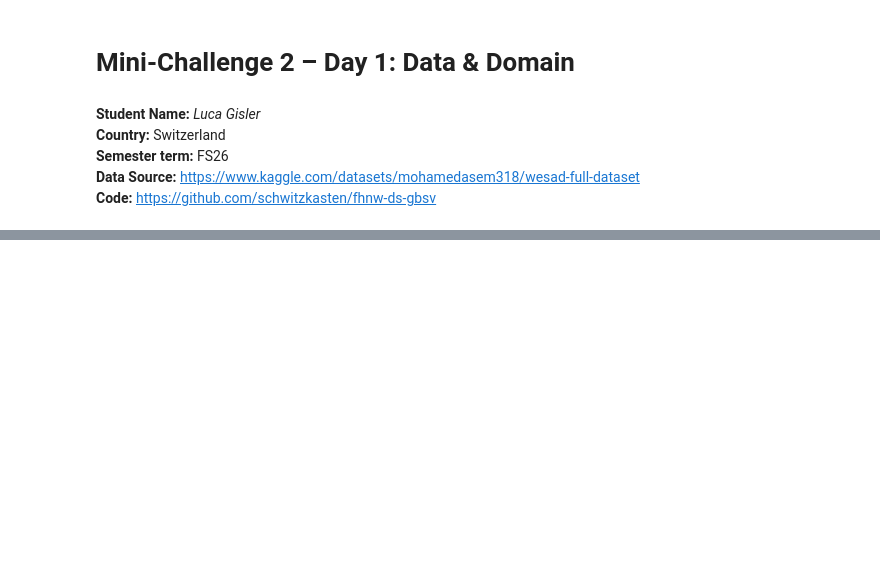
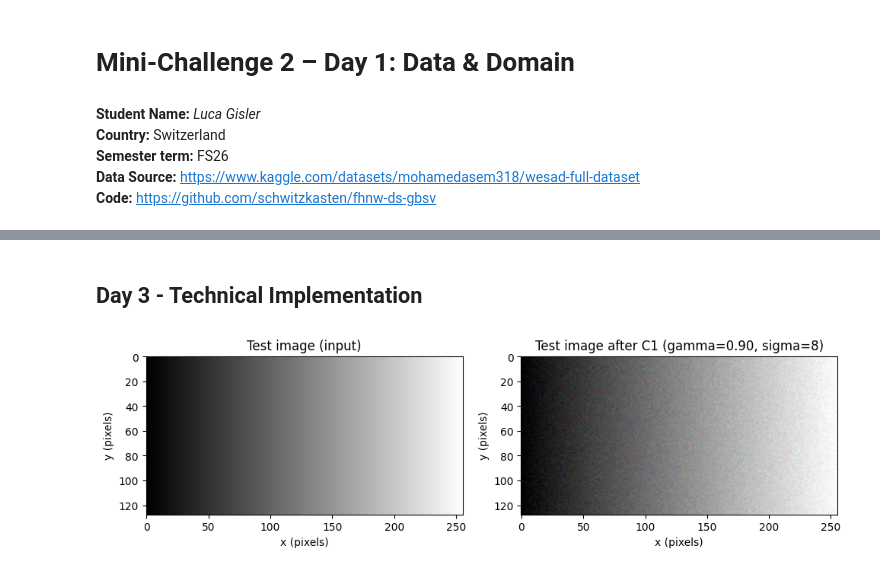
Before and after one commit to schwitzkasten/fhnw-ds-gbsv, a Jupyter notebook: Challenges MC2/gbsv-mc2.1.ipynb, the cells around one changed output, grey strips where cells are left out. Cells and saved outputs as stored; diff of their text form; code cells hidden in the pictures; blank space fills up the shorter version.

```diff
--- a/Challenges MC2/gbsv-mc2.1.ipynb
+++ b/Challenges MC2/gbsv-mc2.1.ipynb
@@ -93,0 +111,55 @@ plt.show()
+# %% [markdown]
+## Day 3 - Technical Implementation
+# %%
+import numpy as np
+import matplotlib.pyplot as plt
+from PIL import Image
+
+img = np.array(Image.open("Data/Steinbock.jpg").convert("RGB"))
+img = np.rot90(img, k=-1)
+h, w, _ = img.shape
+y0, y1 = int(h * 0.20), int(h * 0.70)
+x0, x1 = int(w * 0.20), int(w * 0.80)
+
+configs = {
+    "C0 Baseline": {"gamma": 1.00, "sigma": 0.0, "seed": 26},
+    "C1 Moderate": {"gamma": 0.90, "sigma": 8.0, "seed": 26},
+    "C2 Strong": {"gamma": 0.75, "sigma": 16.0, "seed": 26},
+}
+
+def adjust_gamma(image, gamma):
+    if abs(gamma - 1.0) < 1e-12:
+        return image.copy()
+    x = np.linspace(0, 1, 256)
+    lut = np.clip((x ** gamma) * 255, 0, 255).astype(np.uint8)
+    return lut[image]
+
+def add_gaussian_noise(image, sigma, seed=26):
+    if sigma <= 0:
+        return image.copy()
+    rng = np.random.default_rng(seed)
+    noisy = image.astype(np.float32) + rng.normal(0, sigma, image.shape)
+    return np.clip(noisy, 0, 255).astype(np.uint8)
+
+def apply_config(image, cfg):
+    out = adjust_gamma(image, cfg["gamma"])
+    out = add_gaussian_noise(out, cfg["sigma"], cfg["seed"])
+    return out
+
+# Functionality check on a simple synthetic test image
+grad = np.tile(np.linspace(0, 255, 256, dtype=np.uint8), (128, 1))
+test_img = np.dstack([grad, grad, grad])
+test_aug = apply_config(test_img, configs["C1 Moderate"])
+
+fig, axes = plt.subplots(1, 2, figsize=(10, 3.5))
+axes[0].imshow(test_img)
+axes[0].set_title("Test image (input)")
+axes[1].imshow(test_aug)
+axes[1].set_title("Test image after C1 (gamma=0.90, sigma=8)")
+for ax in axes:
+    ax.set_xlabel("x (pixels)")
+    ax.set_ylabel("y (pixels)")
+plt.tight_layout()
+plt.show()
+# %% [output]
+[figure, added]
```
Also changed, not shown: parts of 29 cells of this notebook, 2 other files.
